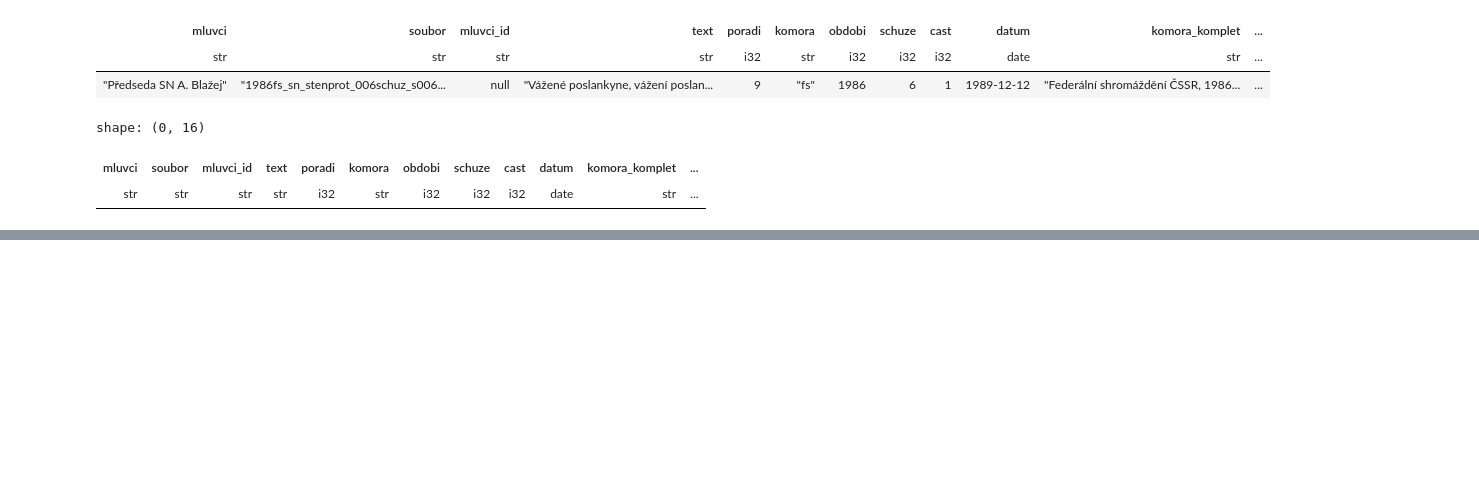
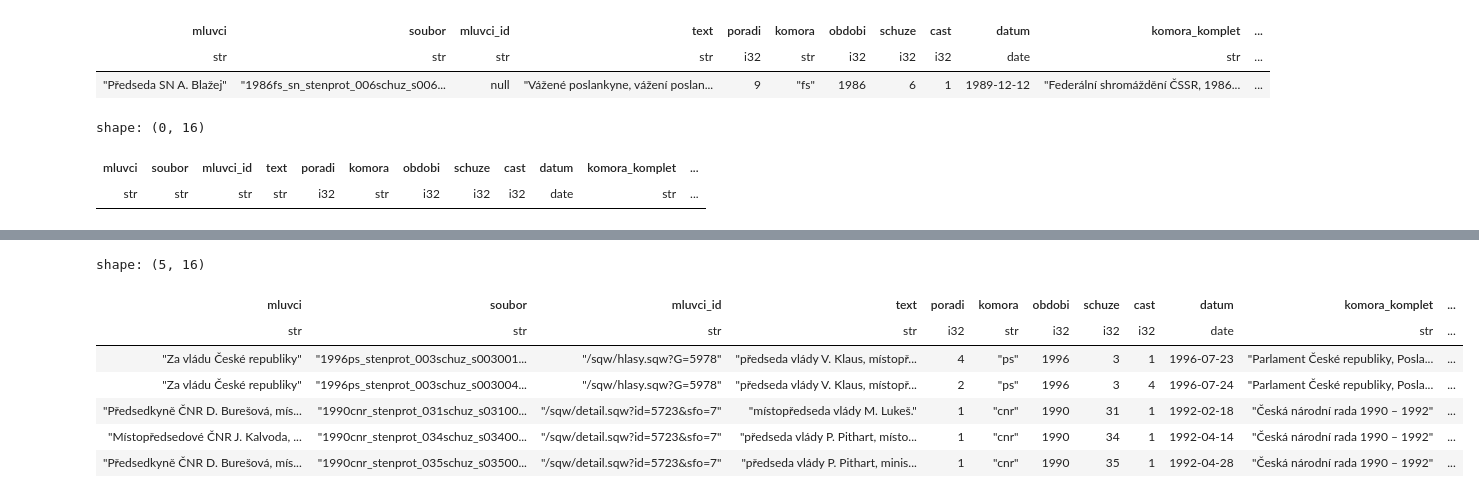
Before and after one commit to DataRozhlas/stenoprotokoly, a Jupyter notebook: 004_testy_a_statistiky.ipynb, the cells around one changed output, grey strips where cells are left out. Drawn from its saved outputs; the diff is of its cells as text; code cells hidden in the pictures; blank space fills up the shorter version.

```diff
--- a/004_testy_a_statistiky.ipynb
+++ b/004_testy_a_statistiky.ipynb
@@ -647,0 +691,11 @@ shape: (40, 17)
+# %%
+df.filter(pl.col('mluvci').str.contains('vládu České republiky'))
+# %% [output]
+shape: (5, 16)
+| mluvci | soubor | mluvci_id | text | poradi | komora | obdobi | schuze | cast | datum | komora_komplet | ... |
+| str | str | str | str | i32 | str | i32 | i32 | i32 | date | str | ... |
+| "Za vládu České republiky" | "1996ps_stenprot_003schuz_s003001... | "/sqw/hlasy.sqw?G=5978" | "předseda vlády V. Klaus, místopř... | 4 | "ps" | 1996 | 3 | 1 | 1996-07-23 | "Parlament České republiky, Posla... | ... |
+| "Za vládu České republiky" | "1996ps_stenprot_003schuz_s003004... | "/sqw/hlasy.sqw?G=5978" | "předseda vlády V. Klaus, místopř... | 2 | "ps" | 1996 | 3 | 4 | 1996-07-24 | "Parlament České republiky, Posla... | ... |
+| "Předsedkyně ČNR D. Burešová, mís... | "1990cnr_stenprot_031schuz_s03100... | "/sqw/detail.sqw?id=5723&sfo=7" | "místopředseda vlády M. Lukeš." | 1 | "cnr" | 1990 | 31 | 1 | 1992-02-18 | "Česká národní rada 1990 – 1992" | ... |
+| "Místopředsedové ČNR J. Kalvoda, ... | "1990cnr_stenprot_034schuz_s03400... | "/sqw/detail.sqw?id=5723&sfo=7" | "předseda vlády P. Pithart, místo... | 1 | "cnr" | 1990 | 34 | 1 | 1992-04-14 | "Česká národní rada 1990 – 1992" | ... |
+| "Předsedkyně ČNR D. Burešová, mís... | "1990cnr_stenprot_035schuz_s03500... | "/sqw/detail.sqw?id=5723&sfo=7" | "předseda vlády P. Pithart, minis... | 1 | "cnr" | 1990 | 35 | 1 | 1992-04-28 | "Česká národní rada 1990 – 1992" | ... |
```
Also changed, not shown: parts of 36 cells of this notebook, 6 other files.
